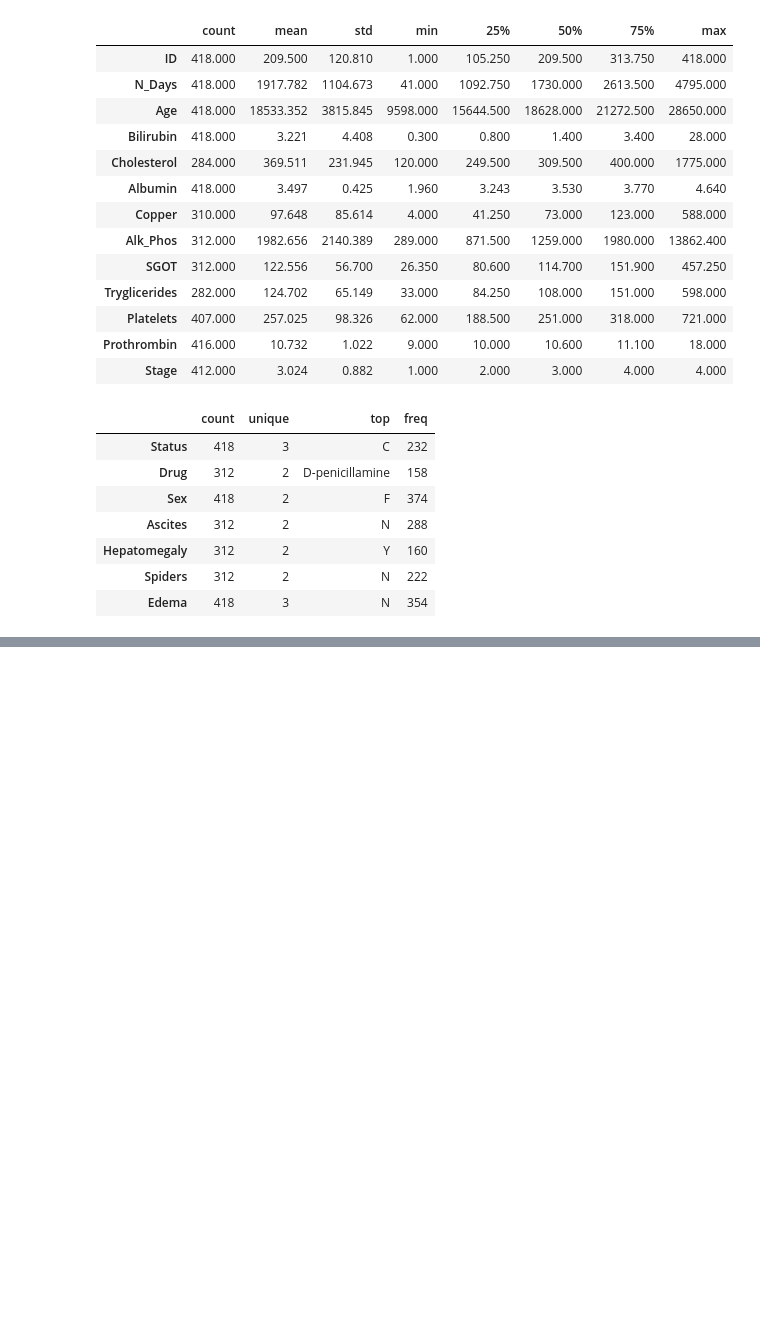
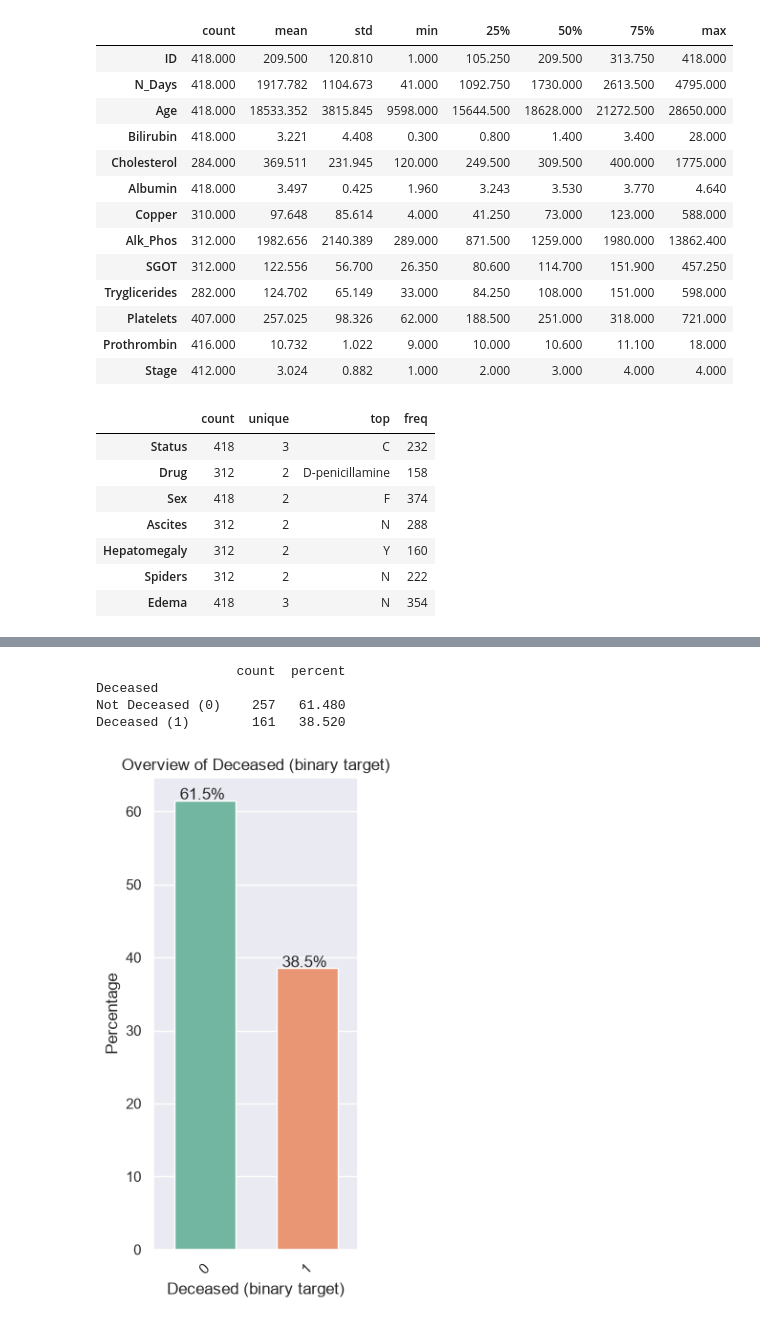
Before and after one commit to Rajesh2015/MSMLRepoSolution, a Jupyter notebook: SG-720-Machine Learning/Cirrhosis Patient Survival Prediction 4C/cirrhosis_patient_predictions.ipynb, the cells around one changed output, grey strips where cells are left out. Drawn from its saved outputs; the diff is of its cells as text; code cells hidden in the pictures; blank space fills up the shorter version.

```diff
--- a/SG-720-Machine Learning/Cirrhosis Patient Survival Prediction 4C/cirrhosis_patient_predictions.ipynb
+++ b/SG-720-Machine Learning/Cirrhosis Patient Survival Prediction 4C/cirrhosis_patient_predictions.ipynb
@@ -931,0 +618,16 @@ cirrhosis_df.select_dtypes(include='object').describe().T
+# %%
+# Derived binary target: Deceased = 1 if the patient died during follow-up, else 0
+cirrhosis_df['Deceased'] = (cirrhosis_df['Status'] == 'D').astype(int)
+
+deceased_counts = cirrhosis_df['Deceased'].value_counts()
+deceased_pct = cirrhosis_df['Deceased'].value_counts(normalize=True) * 100
+print(pd.DataFrame({'count': deceased_counts, 'percent': deceased_pct.round(2)})
+      .rename(index={0: 'Not Deceased (0)', 1: 'Deceased (1)'}))
+
+plot_bar_chart_percentage(cirrhosis_df, 'Deceased', 'Deceased (binary target)', pellete)
+# %% [output]
+                  count  percent
+Deceased
+Not Deceased (0)    257   61.480
+Deceased (1)        161   38.520
+[figure, added]
```
Also changed, not shown: parts of 51 cells of this notebook.
